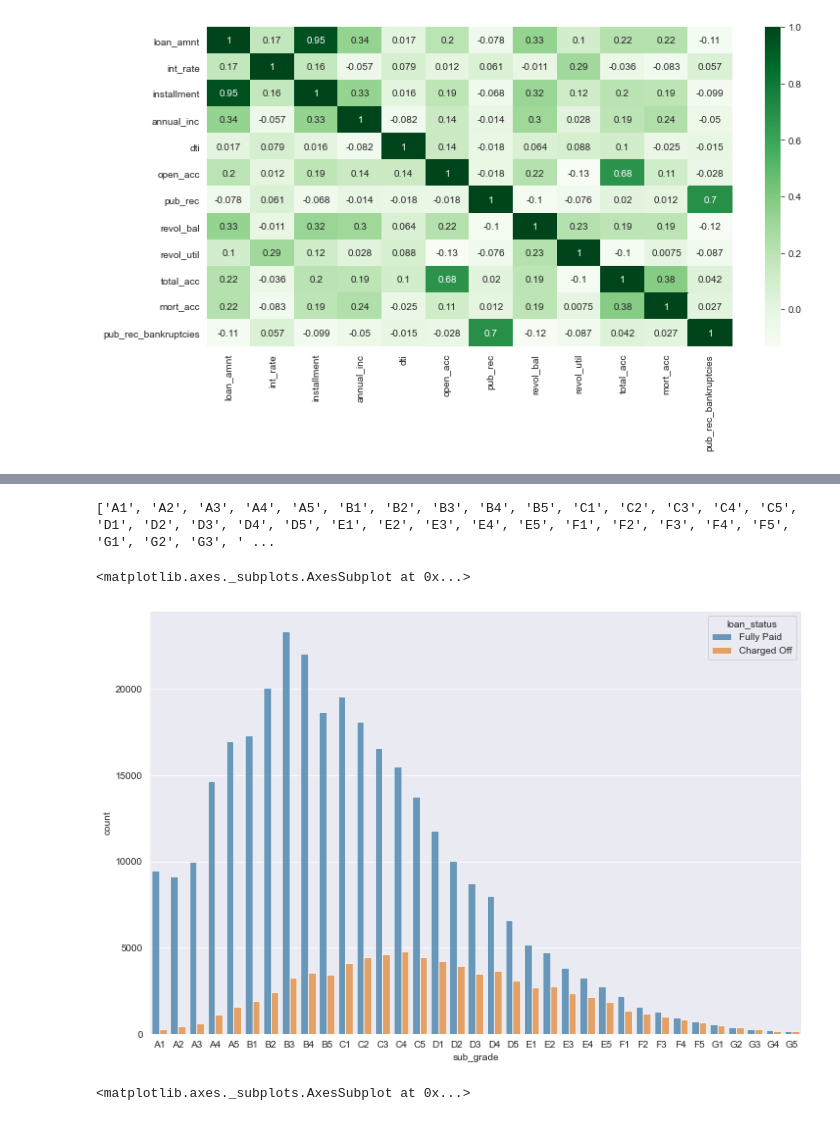
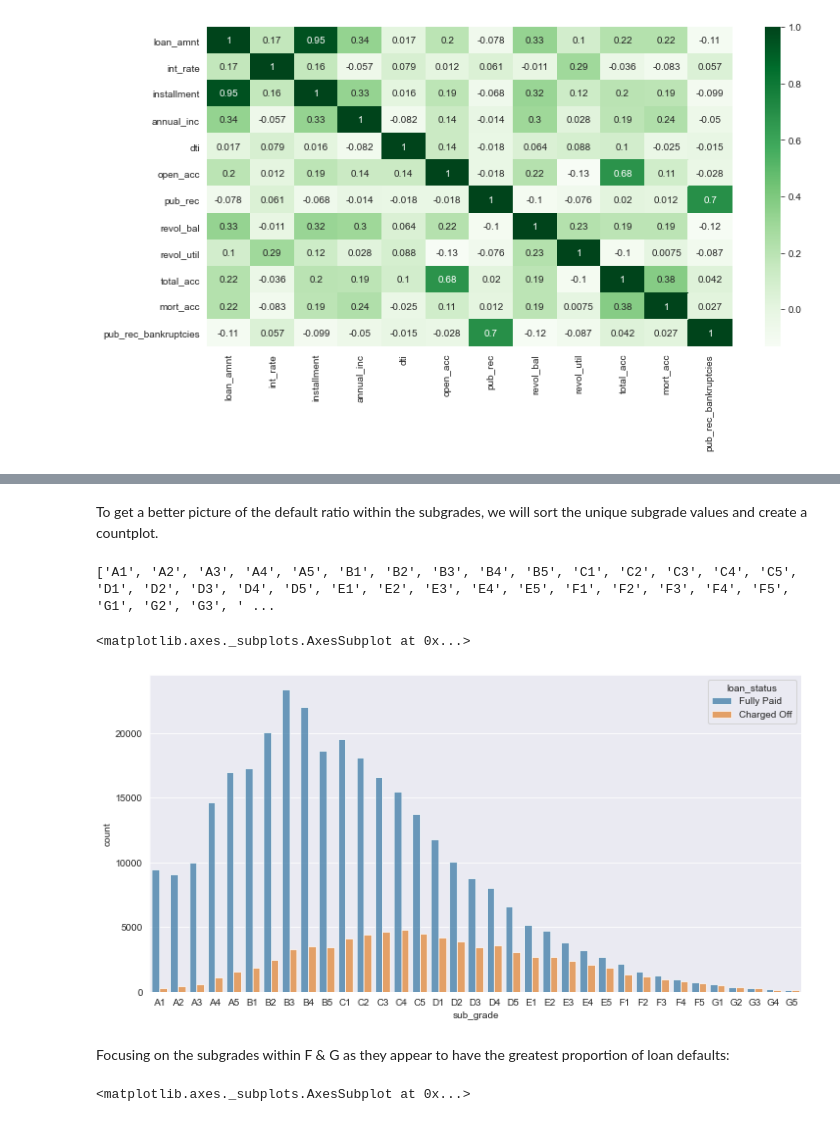
Before and after one commit to sachin-ph/lending-club-default-model, a Jupyter notebook: Project - Lending Club Model.ipynb, the cells around one changed output, grey strips where cells are left out. Drawn from its saved outputs; the diff is of its cells as text; code cells hidden in the pictures.

```diff
--- a/Project - Lending Club Model.ipynb
+++ b/Project - Lending Club Model.ipynb
@@ -238,5 +240,4 @@ df.groupby('loan_status')['loan_amnt'].describe()
 # %%
-sns.set_style('darkgrid')
 sns.countplot(data=df, x='grade', hue='loan_status')
 
 #Most loans total -- B, A, C, E, D, F, G (very few)
@@ -243,18 +247,20 @@ sns.countplot(data=df, x='grade', hue='loan_status')
+# %% [markdown]
+To get a better picture of the default ratio within the subgrades, we will sort the unique subgrade values and create a countplot.
 # %%
 sorted_sub_g = sorted(df['sub_grade'].unique())
 
 print(sorted_sub_g)
 # %% [output]
 ['A1', 'A2', 'A3', 'A4', 'A5', 'B1', 'B2', 'B3', 'B4', 'B5', 'C1', 'C2', 'C3', 'C4', 'C5', 'D1', 'D2', 'D3', 'D4', 'D5', 'E1', 'E2', 'E3', 'E4', 'E5', 'F1', 'F2', 'F3', 'F4', 'F5', 'G1', 'G2', 'G3', ' ...
-# %%
-sns.set_style('darkgrid')
 # %%
-plt.figure(figsize=(12,8))
+plt.figure(figsize=(12,6))
 sorted_sub_g = sorted(df['sub_grade'].unique())
 sns.countplot(data=df, x='sub_grade', order=sorted_sub_g, alpha=0.7, hue=df['loan_status'])
 # %% [output]
 <matplotlib.axes._subplots.AxesSubplot at 0x...>
-[figure, old version]
+[figure, new version]
+# %% [markdown]
+Focusing on the subgrades within F & G as they appear to have the greatest proportion of loan defaults:
 # %%
 sorted_for_fg = [ i for i in sorted_sub_g if i[0] in ['F','G'] ]
 
```
Also changed, not shown: parts of 16 cells of this notebook.
